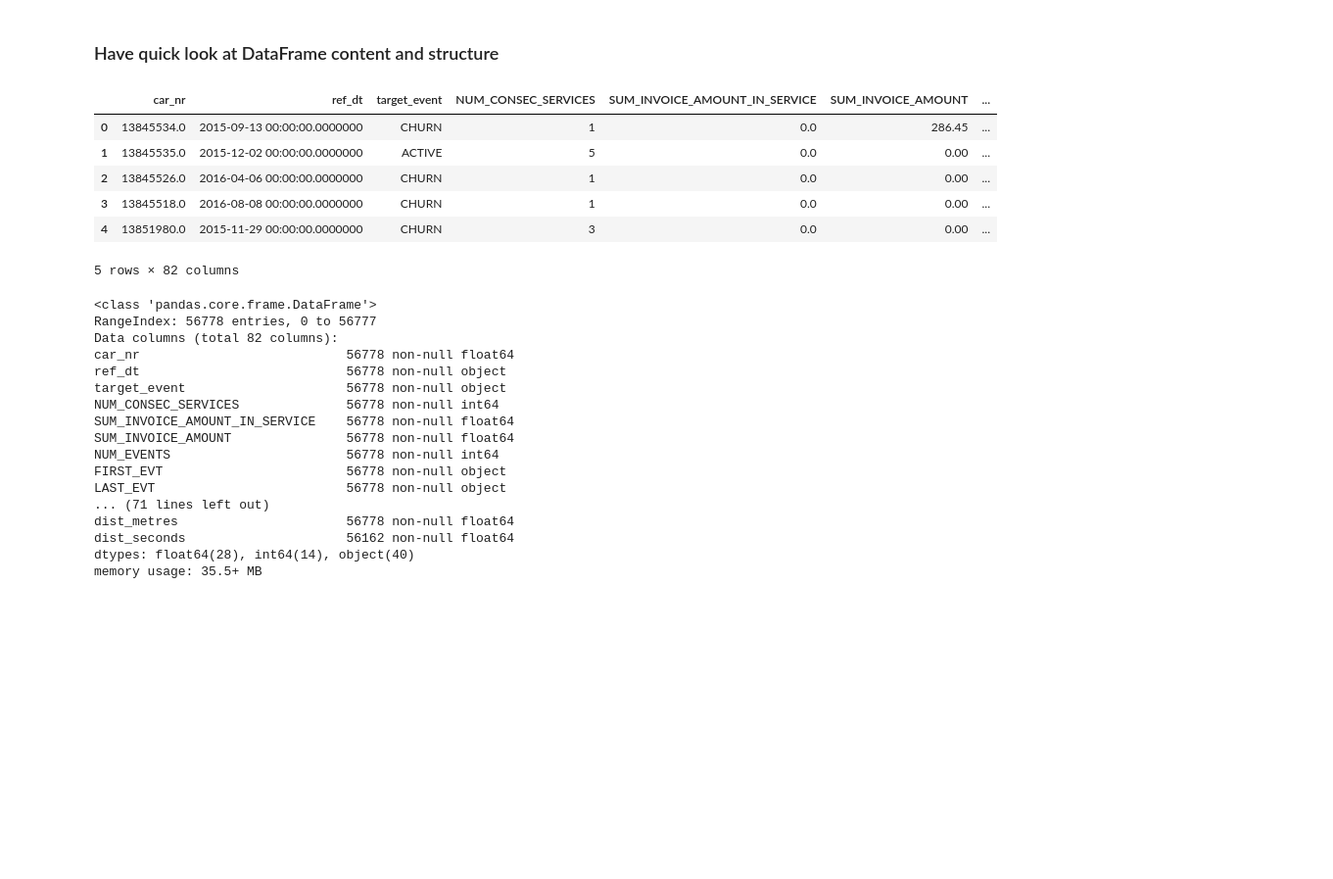
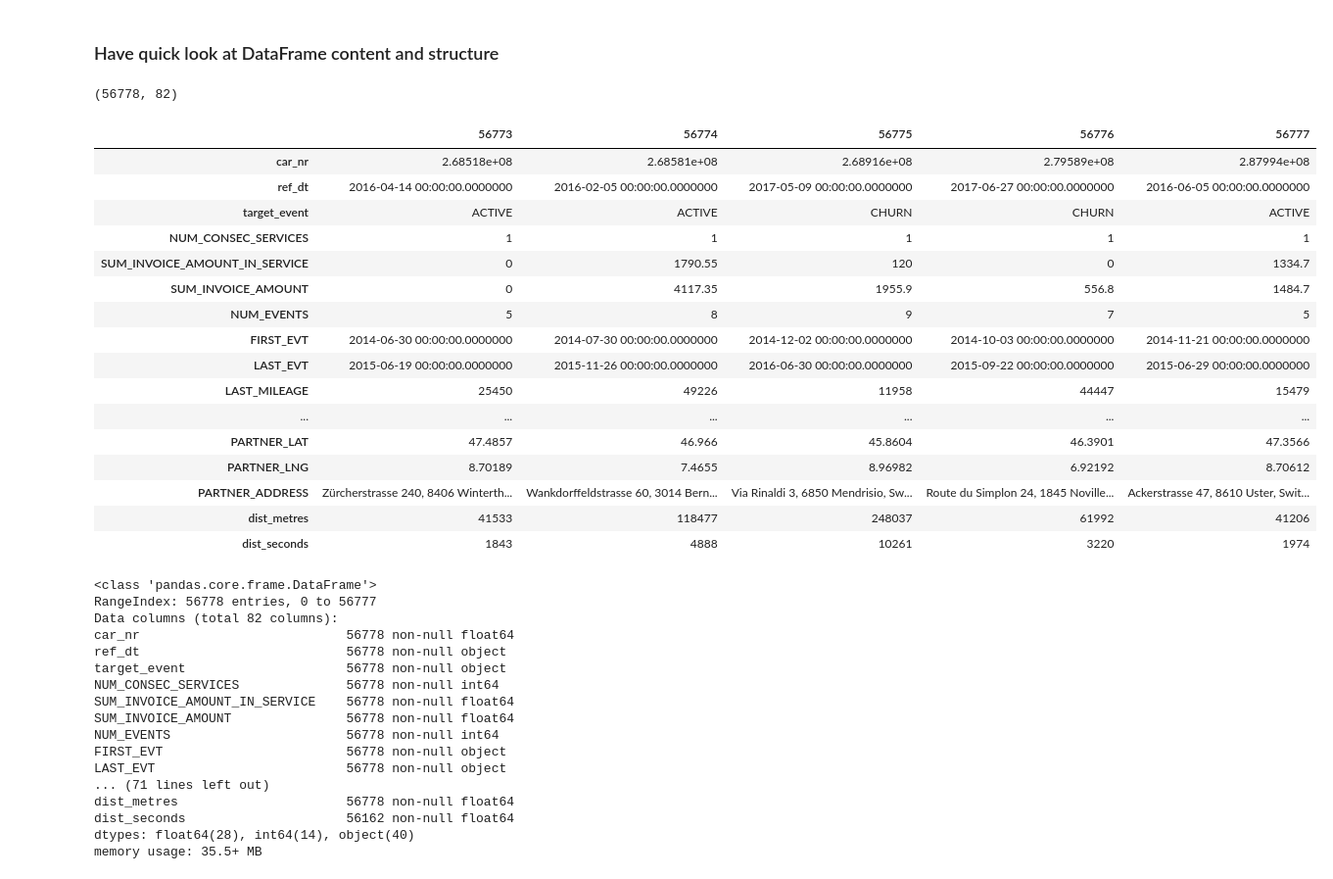
Before and after one commit to rbuerki/codebook, a Jupyter notebook: Z-demo_test_cleaning_functions.ipynb, the cells around one changed output. Shown at 98% size. Cells and saved outputs as stored; diff of their text form; code cells hidden in the pictures; blank space fills up the shorter version.

Commit message:
FEAT: add new function display_tail_transposed

```diff
--- a/Z-demo_test_cleaning_functions.ipynb
+++ b/Z-demo_test_cleaning_functions.ipynb
@@ -20,16 +21,27 @@ import time
 test_df = pd.read_csv('data/realWorldTestData.csv', low_memory=False, parse_dates=True)
 # %% [markdown]
 ### Have quick look at DataFrame content and structure
-# %%
-test_df.head(5)
-# %% [output]
-|  | car_nr | ref_dt | target_event | NUM_CONSEC_SERVICES | SUM_INVOICE_AMOUNT_IN_SERVICE | SUM_INVOICE_AMOUNT | ... |
-| 0 | 13845534.0 | 2015-09-13 00:00:00.0000000 | CHURN | 1 | 0.0 | 286.45 | ... |
-| 1 | 13845535.0 | 2015-12-02 00:00:00.0000000 | ACTIVE | 5 | 0.0 | 0.00 | ... |
-| 2 | 13845526.0 | 2016-04-06 00:00:00.0000000 | CHURN | 1 | 0.0 | 0.00 | ... |
-| 3 | 13845518.0 | 2016-08-08 00:00:00.0000000 | CHURN | 1 | 0.0 | 0.00 | ... |
-| 4 | 13851980.0 | 2015-11-29 00:00:00.0000000 | CHURN | 3 | 0.0 | 0.00 | ... |
-5 rows × 82 columns
+# %%
+EDA.display_tail_transposed(test_df)
+# %% [output]
+(56778, 82)
+|  | 56773 | 56774 | 56775 | 56776 | 56777 |
+| car_nr | 2.68518e+08 | 2.68581e+08 | 2.68916e+08 | 2.79589e+08 | 2.87994e+08 |
+| ref_dt | 2016-04-14 00:00:00.0000000 | 2016-02-05 00:00:00.0000000 | 2017-05-09 00:00:00.0000000 | 2017-06-27 00:00:00.0000000 | 2016-06-05 00:00:00.0000000 |
+| target_event | ACTIVE | ACTIVE | CHURN | CHURN | ACTIVE |
+| NUM_CONSEC_SERVICES | 1 | 1 | 1 | 1 | 1 |
+| SUM_INVOICE_AMOUNT_IN_SERVICE | 0 | 1790.55 | 120 | 0 | 1334.7 |
+| SUM_INVOICE_AMOUNT | 0 | 4117.35 | 1955.9 | 556.8 | 1484.7 |
+| NUM_EVENTS | 5 | 8 | 9 | 7 | 5 |
+| FIRST_EVT | 2014-06-30 00:00:00.0000000 | 2014-07-30 00:00:00.0000000 | 2014-12-02 00:00:00.0000000 | 2014-10-03 00:00:00.0000000 | 2014-11-21 00:00:00.0000000 |
+| LAST_EVT | 2015-06-19 00:00:00.0000000 | 2015-11-26 00:00:00.0000000 | 2016-06-30 00:00:00.0000000 | 2015-09-22 00:00:00.0000000 | 2015-06-29 00:00:00.0000000 |
+| LAST_MILEAGE | 25450 | 49226 | 11958 | 44447 | 15479 |
+| ... | ... | ... | ... | ... | ... |
+| PARTNER_LAT | 47.4857 | 46.966 | 45.8604 | 46.3901 | 47.3566 |
+| PARTNER_LNG | 8.70189 | 7.4655 | 8.96982 | 6.92192 | 8.70612 |
+| PARTNER_ADDRESS | Zürcherstrasse 240, 8406 Winterth... | Wankdorffeldstrasse 60, 3014 Bern... | Via Rinaldi 3, 6850 Mendrisio, Sw... | Route du Simplon 24, 1845 Noville... | Ackerstrasse 47, 8610 Uster, Swit... |
+| dist_metres | 41533 | 118477 | 248037 | 61992 | 41206 |
+| dist_seconds | 1843 | 4888 | 10261 | 3220 | 1974 |
 # %%
 test_df.info()
 # %% [output]
```
Also changed, not shown: parts of 1 cell of this notebook, 2 other files.
